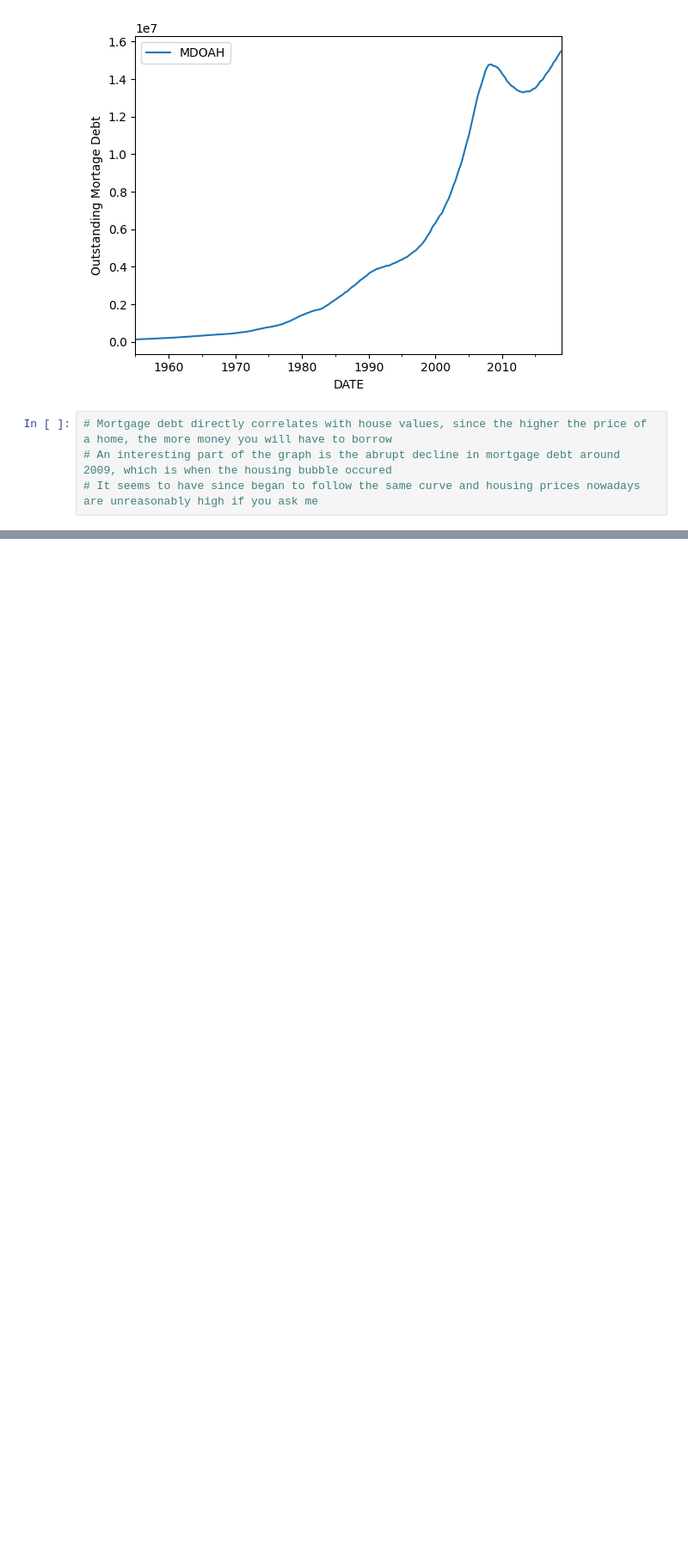
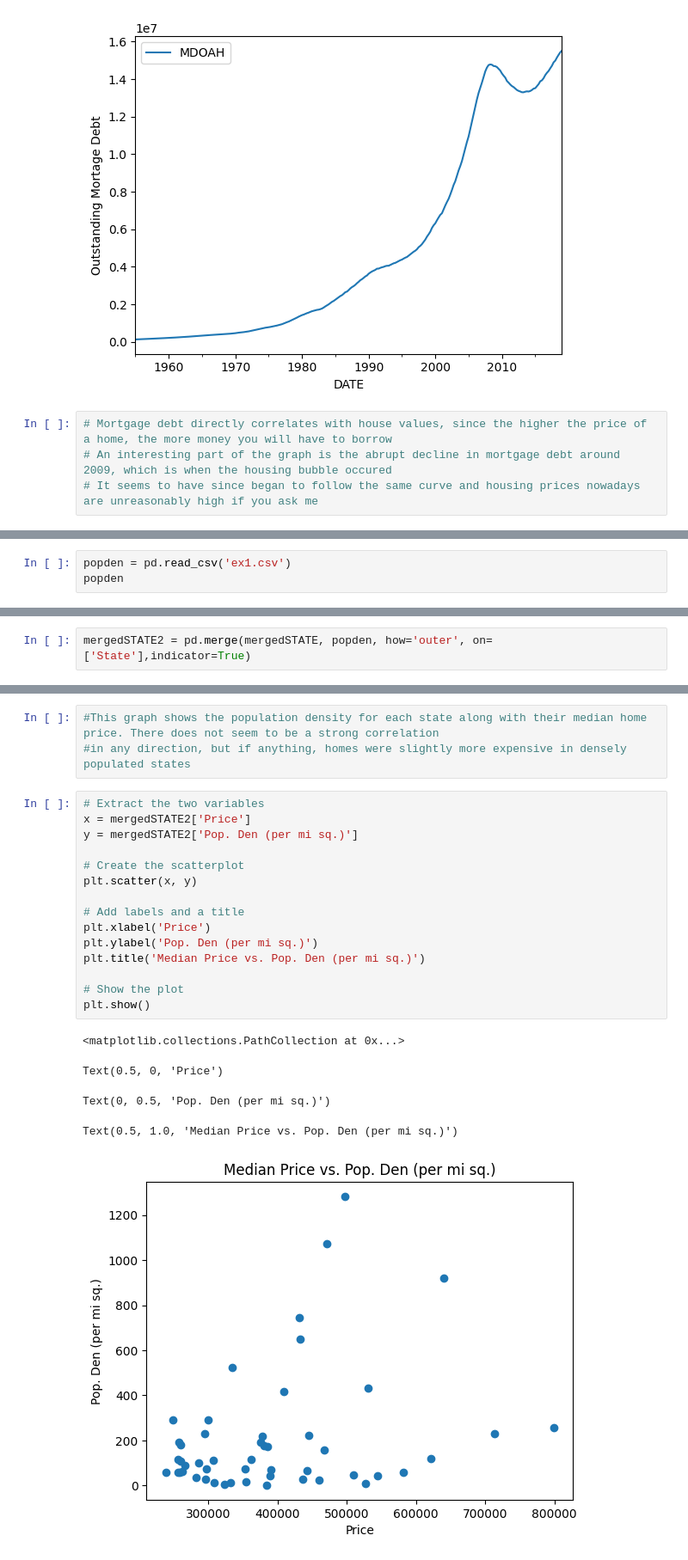
Before and after one commit to jmccahill5/datman, a Jupyter notebook: PS4.ipynb, the cells around one changed output, grey strips where cells are left out. Shown at 86% size. Drawn from its saved outputs; the diff is of its cells as text; blank space fills up the shorter version.

```diff
--- a/PS4.ipynb
+++ b/PS4.ipynb
@@ -156,0 +288,3 @@ Text(0, 0.5, 'Outstanding Mortage Debt')
+# %%
+popden = pd.read_csv('ex1.csv')
+popden
@@ -156,0 +311,2 @@ Text(0, 0.5, 'Outstanding Mortage Debt')
+# %%
+mergedSTATE2 = pd.merge(mergedSTATE, popden, how='outer', on=['State'],indicator=True)
@@ -156,0 +335,24 @@ Text(0, 0.5, 'Outstanding Mortage Debt')
+# %%
+#This graph shows the population density for each state along with their median home price. There does not seem to be a strong correlation
+#in any direction, but if anything, homes were slightly more expensive in densely populated states
+# %%
+# Extract the two variables
+x = mergedSTATE2['Price']
+y = mergedSTATE2['Pop. Den (per mi sq.)']
+
+# Create the scatterplot
+plt.scatter(x, y)
+
+# Add labels and a title
+plt.xlabel('Price')
+plt.ylabel('Pop. Den (per mi sq.)')
+plt.title('Median Price vs. Pop. Den (per mi sq.)')
+
+# Show the plot
+plt.show()
+# %% [output]
+<matplotlib.collections.PathCollection at 0x...>
+Text(0.5, 0, 'Price')
+Text(0, 0.5, 'Pop. Den (per mi sq.)')
+Text(0.5, 1.0, 'Median Price vs. Pop. Den (per mi sq.)')
+[figure, added]
```
Also changed, not shown: parts of 51 cells of this notebook.
